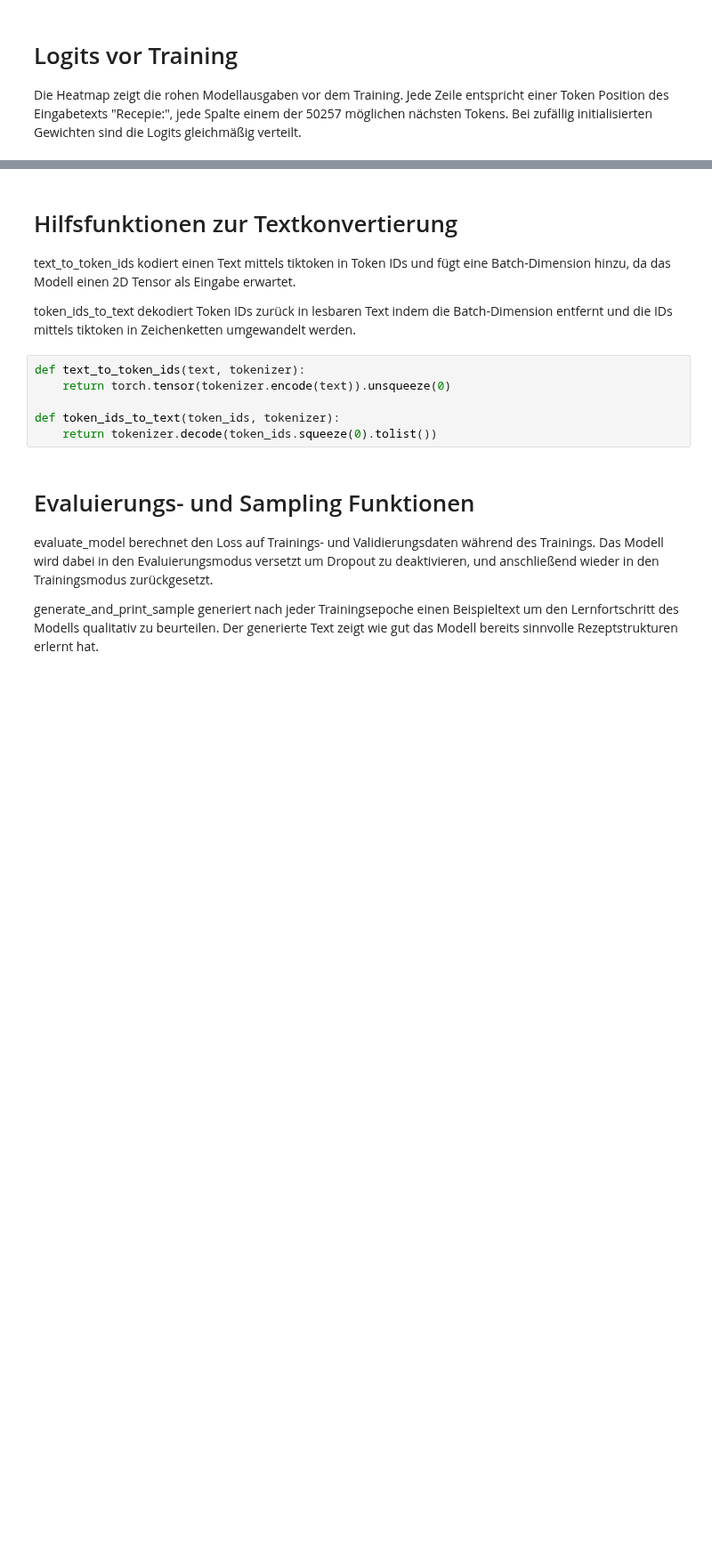
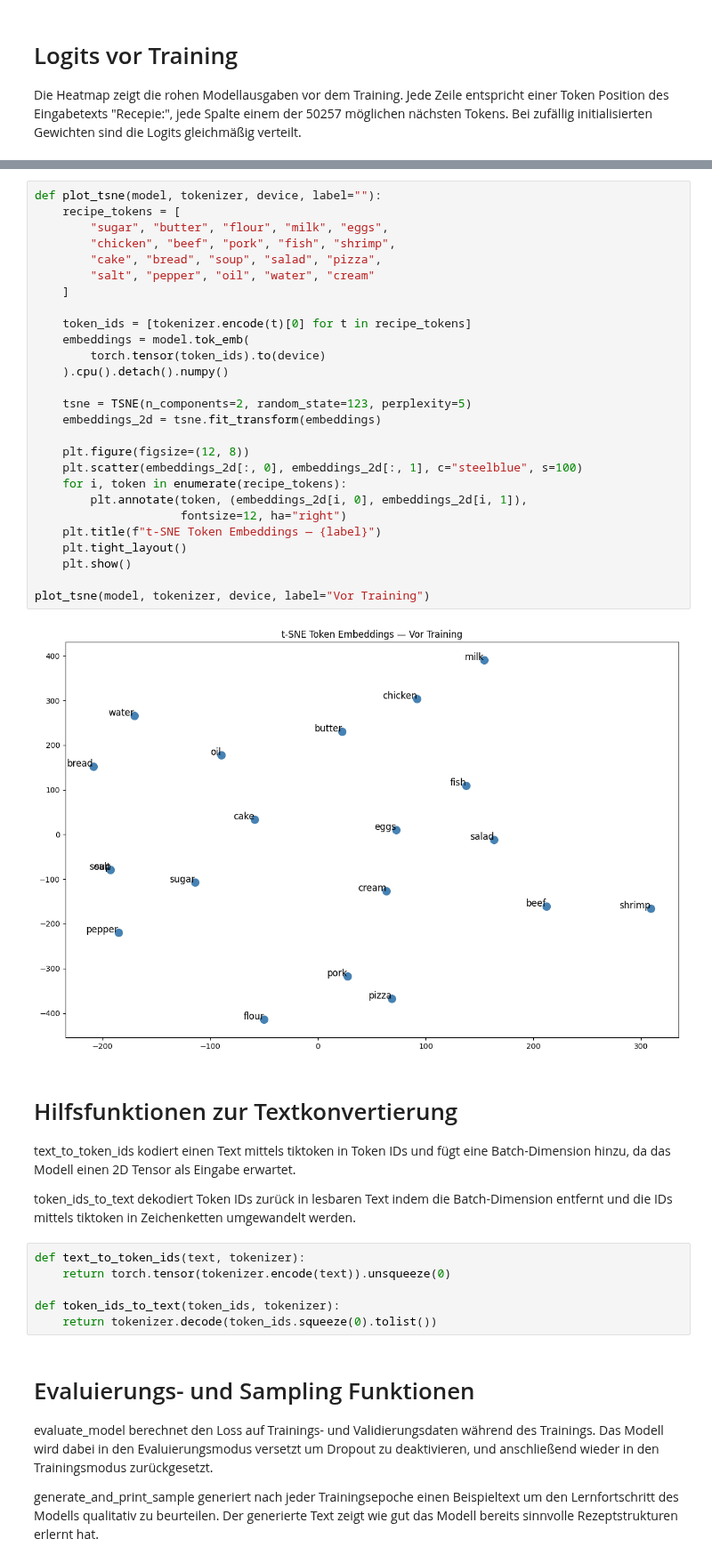
Before and after one commit to fhollaender/LLMs-from-scratch, a Jupyter notebook: Abgabe/lab5.ipynb, the cells around one changed output, grey strips where cells are left out. Shown at 89% size. Saved outputs shown, nothing was run; the diff lists cells and outputs as text; blank space fills up the shorter version.

```diff
--- a/Abgabe/lab5.ipynb
+++ b/Abgabe/lab5.ipynb
@@ -285,3 +307,32 @@ plt.show()
+# %%
+def plot_tsne(model, tokenizer, device, label=""):
+    recipe_tokens = [
+        "sugar", "butter", "flour", "milk", "eggs",
+        "chicken", "beef", "pork", "fish", "shrimp",
+        "cake", "bread", "soup", "salad", "pizza",
+        "salt", "pepper", "oil", "water", "cream"
+    ]
+
+    token_ids = [tokenizer.encode(t)[0] for t in recipe_tokens]
+    embeddings = model.tok_emb(
+        torch.tensor(token_ids).to(device)
+    ).cpu().detach().numpy()
+
+    tsne = TSNE(n_components=2, random_state=123, perplexity=5)
+    embeddings_2d = tsne.fit_transform(embeddings)
+
+    plt.figure(figsize=(12, 8))
+    plt.scatter(embeddings_2d[:, 0], embeddings_2d[:, 1], c="steelblue", s=100)
+    for i, token in enumerate(recipe_tokens):
+        plt.annotate(token, (embeddings_2d[i, 0], embeddings_2d[i, 1]),
+                     fontsize=12, ha="right")
+    plt.title(f"t-SNE Token Embeddings — {label}")
+    plt.tight_layout()
+    plt.show()
+
+plot_tsne(model, tokenizer, device, label="Vor Training")
+# %% [output]
+[figure, added]
 # %% [markdown]
 # Hilfsfunktionen zur Textkonvertierung
 
```
Also changed, not shown: parts of 22 cells of this notebook.
